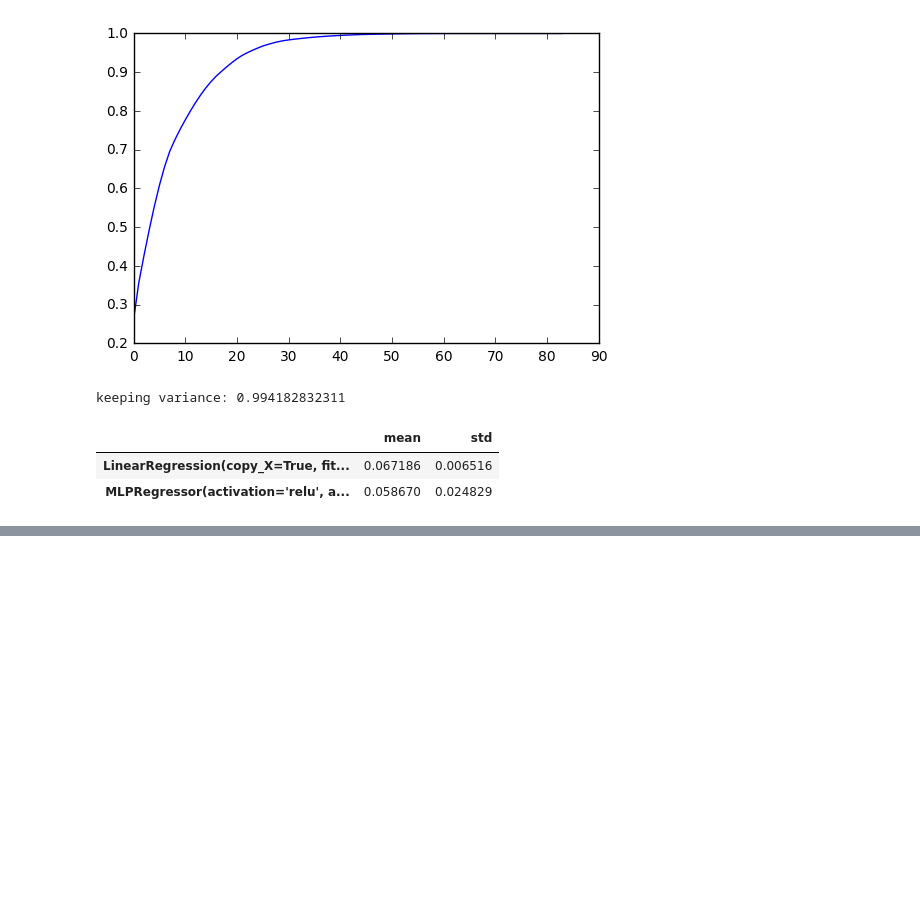
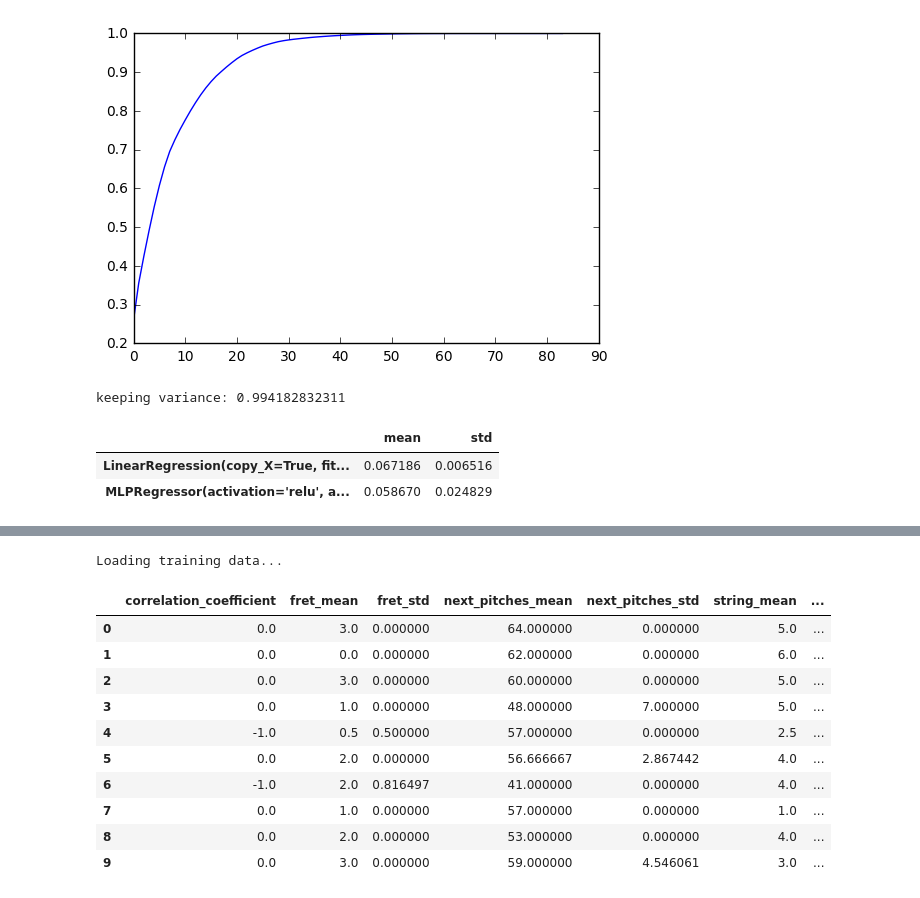
Before and after one commit to eliasmistler/tabgen, a Jupyter notebook: ML experiments.ipynb, the cells around one changed output, grey strips where cells are left out. Cells and saved outputs as stored; diff of their text form; code cells hidden in the pictures; blank space fills up the shorter version.

Commit message:
descriptors changed to means, standard deviations and correlation. building prevs on the fly, not via prev_ features any more

```diff
--- a/ML experiments.ipynb
+++ b/ML experiments.ipynb
@@ -110,0 +155,25 @@ scores_pca.describe().T[['mean','std']]#,'min','max']]
+# %%
+print('Loading training data...')
+dataframe = pd.read_csv(TRAINING_DATA_FILE_PATH, index_col=0, nrows=10)
+dataframe.drop(
+    [col for col in dataframe.columns
+     if col.startswith('counts') or col.startswith('cost')],
+    axis=1, inplace=True
+)
+# %% [output]
+Loading training data...
+# %%
+dataframe.drop([col for col in dataframe.columns if col.startswith('prev')], axis=1, inplace=True)
+dataframe
+# %% [output]
+|  | correlation_coefficient | fret_mean | fret_std | next_pitches_mean | next_pitches_std | string_mean | ... |
+| 0 | 0.0 | 3.0 | 0.000000 | 64.000000 | 0.000000 | 5.0 | ... |
+| 1 | 0.0 | 0.0 | 0.000000 | 62.000000 | 0.000000 | 6.0 | ... |
+| 2 | 0.0 | 3.0 | 0.000000 | 60.000000 | 0.000000 | 5.0 | ... |
+| 3 | 0.0 | 1.0 | 0.000000 | 48.000000 | 7.000000 | 5.0 | ... |
+| 4 | -1.0 | 0.5 | 0.500000 | 57.000000 | 0.000000 | 2.5 | ... |
+| 5 | 0.0 | 2.0 | 0.000000 | 56.666667 | 2.867442 | 4.0 | ... |
+| 6 | -1.0 | 2.0 | 0.816497 | 41.000000 | 0.000000 | 4.0 | ... |
+| 7 | 0.0 | 1.0 | 0.000000 | 57.000000 | 0.000000 | 1.0 | ... |
+| 8 | 0.0 | 2.0 | 0.000000 | 53.000000 | 0.000000 | 4.0 | ... |
+| 9 | 0.0 | 3.0 | 0.000000 | 59.000000 | 4.546061 | 3.0 | ... |
```
Also changed, not shown: parts of 9 cells of this notebook, 6 other files.
